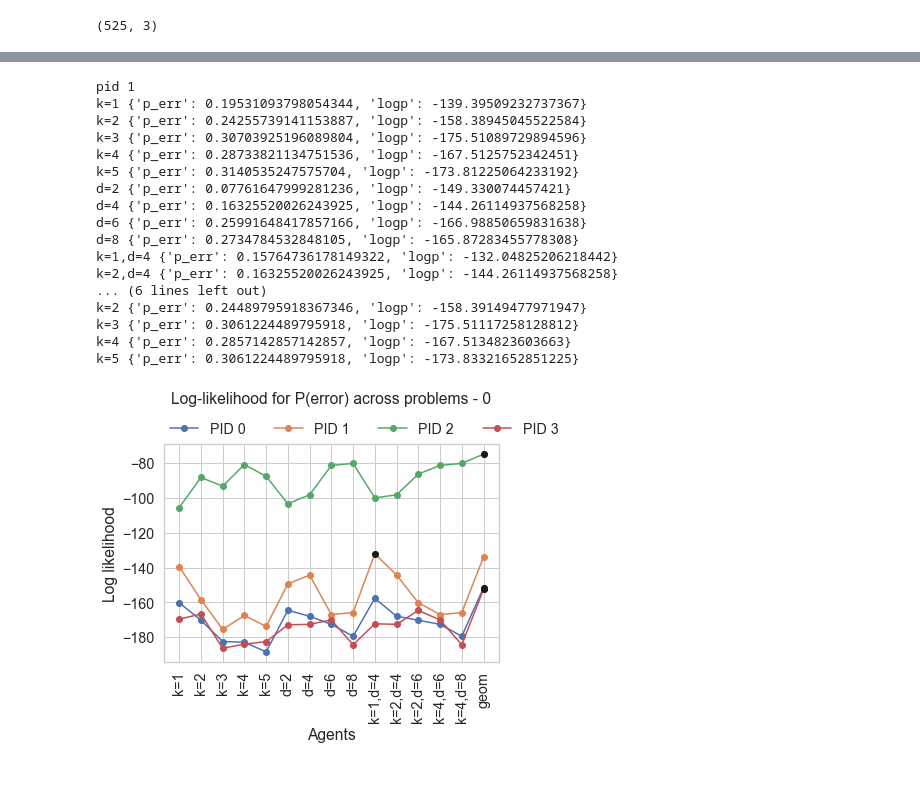
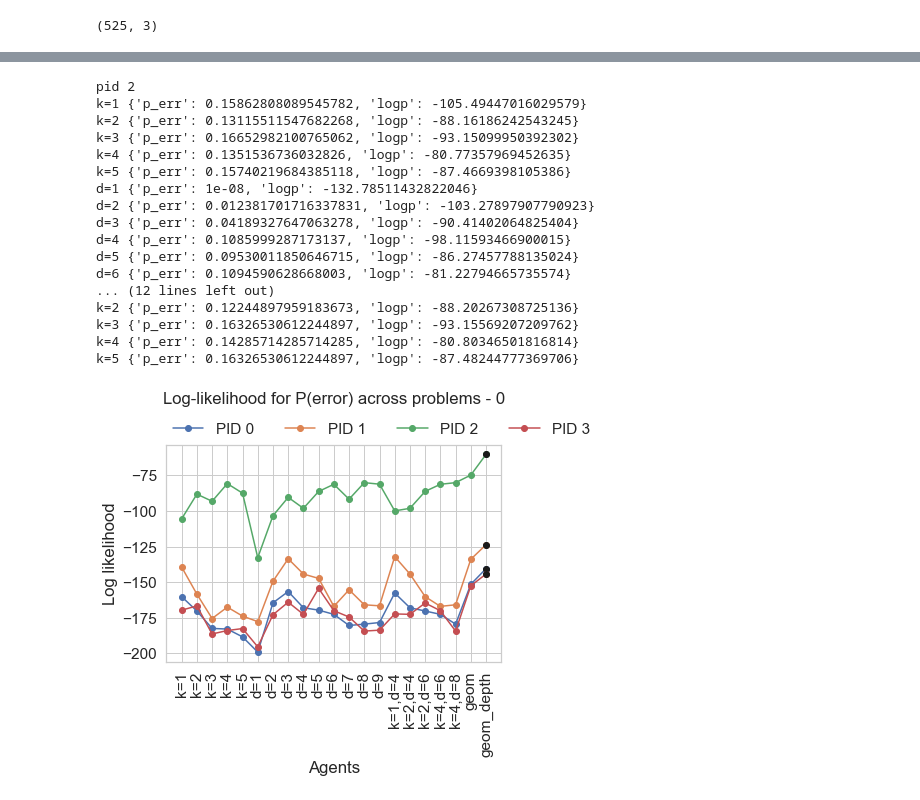
Before and after one commit to fredcallaway/multigoals, a Jupyter notebook: analysis/main.ipynb, the cells around one changed output, grey strips where cells are left out. Saved outputs shown, nothing was run; the diff lists cells and outputs as text; code cells hidden in the pictures.

Commit message:
Geometric model over depth

```diff
--- a/analysis/main.ipynb
+++ b/analysis/main.ipynb
@@ -184,7 +183,7 @@ def probability_of_actions_for_agent(row, get_actions_fn, uniform_action_selecti
 # the same move as the participant.
 
 agents = [
-    ('optimal', lambda s: get_actions(s)),
+    ('optimal', lambda s: model.get_actions(s)),
 ]
 
 percent_optimal_moves = np.zeros((len(unique_problems_5block), len(df.pid.unique())))
@@ -248,21 +261,4 @@ MLE error prob: {'p_err': 0.32653061224489793, 'logp': -10.523567121978845}
 # %%
-agents = [
-    ('k=1', lambda s: get_actions(s, k=1)),
-    ('k=2', lambda s: get_actions(s, k=2)),
-    ('k=3', lambda s: get_actions(s, k=3)),
-    ('k=4', lambda s: get_actions(s, k=4)),
-    ('k=5', lambda s: get_actions(s, k=5)),
-    ('d=2', lambda s: get_actions(s, depth_limit=2)),
-    ('d=4', lambda s: get_actions(s, depth_limit=4)),
-    ('d=6', lambda s: get_actions(s, depth_limit=6)),
-    ('d=8', lambda s: get_actions(s, depth_limit=8)),
-    ('k=1,d=4', lambda s: get_actions(s, k=1, depth_limit=4)),
-    ('k=2,d=4', lambda s: get_actions(s, k=2, depth_limit=4)),
-    ('k=2,d=6', lambda s: get_actions(s, k=2, depth_limit=6)),
-    ('k=4,d=6', lambda s: get_actions(s, k=4, depth_limit=6)),
-    ('k=4,d=8', lambda s: get_actions(s, k=4, depth_limit=8)),
-]
-
 p_err = np.zeros((len(unique_problems_5block), len(df.pid.unique()), len(agents)))
 logp = np.zeros((len(unique_problems_5block), len(df.pid.unique()), len(agents)))
 
@@ -274,7 +270,8 @@ subject_actions_p = {}
 for problem_idx, initial in enumerate(tqdm(unique_problems_5block)):
     problem_rows = df.states.apply(lambda s: s[0] == initial)
     for _, row in df.loc[problem_rows].iterrows():
-        for agent_idx, (agent_name, get_actions_fn) in enumerate(agents):
+        for agent_idx, (agent_name, get_actions_kwargs) in enumerate(agents):
+            get_actions_fn = lambda s: model.get_actions(s, **get_actions_kwargs)
             if agent_name == 'geom':
                 p_actions = [model.geom_k_likelihood]
             else:
@@ -503,7 +500,8 @@ def _make_model_inputs(df):
     # shared moves between participants.
     # This is ultimately why we structure data flow in this function in such a particular way.
     # HACK HACK however not clear that perf is really that impacted....
-    for agent_idx, (agent_name, get_actions_fn) in enumerate(tqdm(agents)):
+    for agent_idx, (agent_name, get_actions_kwargs) in enumerate(tqdm(agents)):
+        get_actions_fn = lambda s: model.get_actions(s, **get_actions_kwargs)
         for _, rows in curr_df.groupby('initial_state'):
             for _, row in rows.iterrows():
                 # Find or create our appropriate state
@@ -613,71 +640,75 @@ k-agent idxs [0, 1, 2, 3, 4]
 # %%
 # Comparing new model fits to old
 
-pid = list(model_inputs.keys())[0]#'k=2a'
+pid = list(model_inputs.keys())[1]#'k=2a'
 print('pid', pid)
+arbitrary_state = fiveblock['states'].values[0][0]
+arbitrary_problem = blockworld.Blockworld(arbitrary_state, model.make_goals(arbitrary_state))
 i = model_inputs[pid]
 fits = _fit_models(arbitrary_problem, agent_names, i['model_p'], i['rand_p'])
 for k, fit in fits.items():
     print(k, fit)
 print()
 # Now sanity checking against old code...
-for agent_idx in agent_idxs:
+for agent_idx in [agent_names.index(f'k={k}') for k in range(1, 6)]:
     name, _ = agents[agent_idx]
     print(name, model.fit_epsilon_greedy_model(i['model_p'][agent_idx, :], i['rand_p']))
 # %% [output]
-pid 1
-k=1 {'p_err': 0.19531093798054344, 'logp': -139.39509232737367}
-k=2 {'p_err': 0.24255739141153887, 'logp': -158.38945045522584}
-k=3 {'p_err': 0.30703925196089804, 'logp': -175.51089729894596}
-k=4 {'p_err': 0.28733821134751536, 'logp': -167.5125752342451}
-k=5 {'p_err': 0.3140535247575704, 'logp': -173.81225064233192}
-d=2 {'p_err': 0.07761647999281236, 'logp': -149.330074457421}
-d=4 {'p_err': 0.16325520026243925, 'logp': -144.26114937568258}
-d=6 {'p_err': 0.25991648417857166, 'logp': -166.98850659831638}
-d=8 {'p_err': 0.2734784532848105, 'logp': -165.87283455778308}
-k=1,d=4 {'p_err': 0.15764736178149322, 'logp': -132.04825206218442}
-k=2,d=4 {'p_err': 0.16325520026243925, 'logp': -144.26114937568258}
-... (6 lines left out)
-k=2 {'p_err': 0.24489795918367346, 'logp': -158.39149477971947}
-k=3 {'p_err': 0.3061224489795918, 'logp': -175.51117258128812}
-k=4 {'p_err': 0.2857142857142857, 'logp': -167.5134823603663}
-k=5 {'p_err': 0.3061224489795918, 'logp': -173.83321652851225}
+pid 2
+k=1 {'p_err': 0.15862808089545782, 'logp': -105.49447016029579}
+k=2 {'p_err': 0.13115511547682268, 'logp': -88.16186242543245}
+k=3 {'p_err': 0.16652982100765062, 'logp': -93.15099950392302}
+k=4 {'p_err': 0.1351536736032826, 'logp': -80.77357969452635}
+k=5 {'p_err': 0.15740219684385118, 'logp': -87.4669398105386}
+d=1 {'p_err': 1e-08, 'logp': -132.78511432822046}
+d=2 {'p_err': 0.012381701716337831, 'logp': -103.27897907790923}
+d=3 {'p_err': 0.04189327647063278, 'logp': -90.41402064825404}
+d=4 {'p_err': 0.1085999287173137, 'logp': -98.11593466900015}
+d=5 {'p_err': 0.09530011850646715, 'logp': -86.27457788135024}
+d=6 {'p_err': 0.1094590628668003, 'logp': -81.22794665735574}
+... (12 lines left out)
+k=2 {'p_err': 0.12244897959183673, 'logp': -88.20267308725136}
+k=3 {'p_err': 0.16326530612244897, 'logp': -93.15569207209762}
+k=4 {'p_err': 0.14285714285714285, 'logp': -80.80346501816814}
+k=5 {'p_err': 0.16326530612244897, 'logp': -87.48244777369706}
 # %%
 # parameter recovery
 
+curr_df = fiveblock
+
 sns.set_style("whitegrid")
 
-agent_names_for_plot = agent_names + ['geom']
+agent_names_for_plot = agent_names + ['geom', 'geom_depth']
 
 for pids in [
     sorted(curr_df.pid.unique()),
 
     # works with newer code
     #[name for name, _ in generating_agents[idx:idx+len(letters)]]
     #for idx in range(0, len(generating_agents), len(letters))
 ]:
     f, ax = plt.subplots()
 
     #names = [name for name, _ in agents]
     for pid in pids:
         i = model_inputs[pid]
         fits = _fit_models(arbitrary_problem, agent_names, i['model_p'], i['rand_p'])
         ll = [fits[name]['logp'] for name in agent_names_for_plot]
         #ll = [subject_p_err[pid, name]['logp'] for name in names]
         ax.plot(agent_names_for_plot, ll, '-o', label=f'PID {pid}')
         max_agent = np.argmax(ll)
         max_dot = ax.plot(agent_names_for_plot[max_agent], ll[max_agent], 'o', c='k')
 
     ax.legend(loc='lower left', bbox_to_anchor= (0.0, 1.01), ncol=4,
                 borderaxespad=0, frameon=False)
 
     ax.set_title(f'Log-likelihood for P(error) across problems - {list(pids)[0]}\n\n')
     ax.set_xlabel('Agents')
     ax.set_ylabel('Log likelihood')
     for tick in ax.get_xticklabels():
         tick.set_rotation(90)
 # %% [output]
-[figure, old version]
+[figure, new version]
 # %%
 # Comparing new model fits to old
 
```
Also changed, not shown: parts of 9 cells of this notebook.
